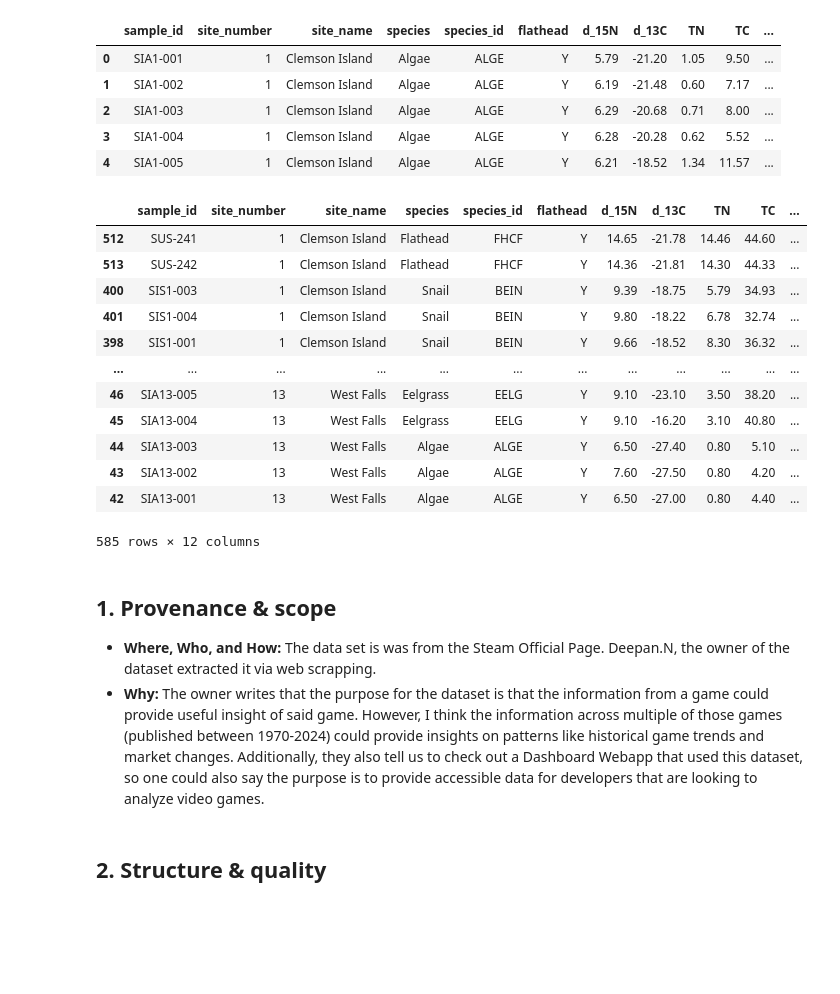
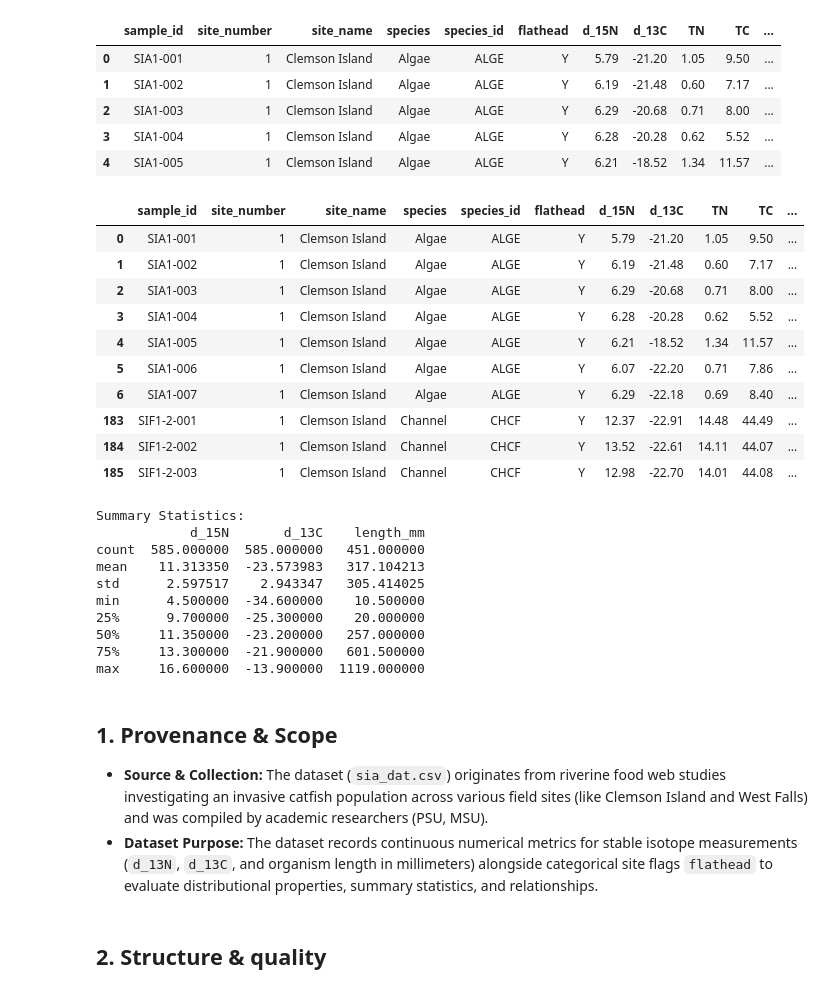
Before and after one commit to johntran038/631-fa26-cyoh-eda-johntran038, a Jupyter notebook: eda.ipynb, the cells around one changed output. Saved outputs shown, nothing was run; the diff lists cells and outputs as text; code cells hidden in the pictures; blank space fills up the shorter version.

```diff
--- a/eda.ipynb
+++ b/eda.ipynb
@@ -36,29 +36,41 @@ df.head()
 | 3 | SIA1-004 | 1 | Clemson Island | Algae | ALGE | Y | 6.28 | -20.28 | 0.62 | 5.52 | ... |
 | 4 | SIA1-005 | 1 | Clemson Island | Algae | ALGE | Y | 6.21 | -18.52 | 1.34 | 11.57 | ... |
 # %%
-df.sort_values("date", ascending=True)
+# Inspecting sorted data by site and species
+df.sort_values(["site_number", "species"], ascending=True).head(10)
 # %% [output]
 |  | sample_id | site_number | site_name | species | species_id | flathead | d_15N | d_13C | TN | TC | ... |
-| 512 | SUS-241 | 1 | Clemson Island | Flathead | FHCF | Y | 14.65 | -21.78 | 14.46 | 44.60 | ... |
-| 513 | SUS-242 | 1 | Clemson Island | Flathead | FHCF | Y | 14.36 | -21.81 | 14.30 | 44.33 | ... |
-| 400 | SIS1-003 | 1 | Clemson Island | Snail | BEIN | Y | 9.39 | -18.75 | 5.79 | 34.93 | ... |
-| 401 | SIS1-004 | 1 | Clemson Island | Snail | BEIN | Y | 9.80 | -18.22 | 6.78 | 32.74 | ... |
-| 398 | SIS1-001 | 1 | Clemson Island | Snail | BEIN | Y | 9.66 | -18.52 | 8.30 | 36.32 | ... |
-| ... | ... | ... | ... | ... | ... | ... | ... | ... | ... | ... | ... |
-| 46 | SIA13-005 | 13 | West Falls | Eelgrass | EELG | Y | 9.10 | -23.10 | 3.50 | 38.20 | ... |
-| 45 | SIA13-004 | 13 | West Falls | Eelgrass | EELG | Y | 9.10 | -16.20 | 3.10 | 40.80 | ... |
-| 44 | SIA13-003 | 13 | West Falls | Algae | ALGE | Y | 6.50 | -27.40 | 0.80 | 5.10 | ... |
-| 43 | SIA13-002 | 13 | West Falls | Algae | ALGE | Y | 7.60 | -27.50 | 0.80 | 4.20 | ... |
-| 42 | SIA13-001 | 13 | West Falls | Algae | ALGE | Y | 6.50 | -27.00 | 0.80 | 4.40 | ... |
+| 0 | SIA1-001 | 1 | Clemson Island | Algae | ALGE | Y | 5.79 | -21.20 | 1.05 | 9.50 | ... |
+| 1 | SIA1-002 | 1 | Clemson Island | Algae | ALGE | Y | 6.19 | -21.48 | 0.60 | 7.17 | ... |
+| 2 | SIA1-003 | 1 | Clemson Island | Algae | ALGE | Y | 6.29 | -20.68 | 0.71 | 8.00 | ... |
+| 3 | SIA1-004 | 1 | Clemson Island | Algae | ALGE | Y | 6.28 | -20.28 | 0.62 | 5.52 | ... |
+| 4 | SIA1-005 | 1 | Clemson Island | Algae | ALGE | Y | 6.21 | -18.52 | 1.34 | 11.57 | ... |
+| 5 | SIA1-006 | 1 | Clemson Island | Algae | ALGE | Y | 6.07 | -22.20 | 0.71 | 7.86 | ... |
+| 6 | SIA1-007 | 1 | Clemson Island | Algae | ALGE | Y | 6.29 | -22.18 | 0.69 | 8.40 | ... |
+| 183 | SIF1-2-001 | 1 | Clemson Island | Channel | CHCF | Y | 12.37 | -22.91 | 14.48 | 44.49 | ... |
+| 184 | SIF1-2-002 | 1 | Clemson Island | Channel | CHCF | Y | 13.52 | -22.61 | 14.11 | 44.07 | ... |
+| 185 | SIF1-2-003 | 1 | Clemson Island | Channel | CHCF | Y | 12.98 | -22.70 | 14.01 | 44.08 | ... |
-585 rows × 12 columns
 # %%
-# clean data here
+temp = df.copy()
+# Summary stats for stable isotope ratios and body length
+print("Summary Statistics:")
+print(temp[['d_15N', 'd_13C', 'length_mm']].describe())
+# %% [output]
+Summary Statistics:
+            d_15N       d_13C    length_mm
+count  585.000000  585.000000   451.000000
+mean    11.313350  -23.573983   317.104213
+std      2.597517    2.943347   305.414025
+min      4.500000  -34.600000    10.500000
+25%      9.700000  -25.300000    20.000000
+50%     11.350000  -23.200000   257.000000
+75%     13.300000  -21.900000   601.500000
+max     16.600000  -13.900000  1119.000000
 # %% [markdown]
-## 1. Provenance & scope
+## 1. Provenance & Scope
 
-- **Where, Who, and How:** The data set is was from the Steam Official Page. Deepan.N, the owner of the dataset extracted it via web scrapping.
-- **Why:** The owner writes that the purpose for the dataset is that the information from a game could provide useful insight of said game. However, I think the information across multiple of those games (published between 1970-2024) could provide insights on patterns like historical game trends and market changes.
-Additionally, they also tell us to check out a Dashboard Webapp that used this dataset, so one could also say the purpose is to provide accessible data for developers that are looking to analyze video games.
+- **Source & Collection:** The dataset (`sia_dat.csv`) originates from riverine food web studies investigating an invasive catfish population across various field sites (like Clemson Island and West Falls) and was compiled by academic researchers (PSU, MSU).
+- **Dataset Purpose:** The dataset records continuous numerical metrics for stable isotope measurements (`d_13N`, `d_13C`, and organism length in millimeters) alongside categorical site flags `flathead` to evaluate distributional properties, summary statistics, and relationships.
 # %% [markdown]
 ## 2. Structure & quality
 # %%
```
Also changed, not shown: parts of 24 cells of this notebook.
